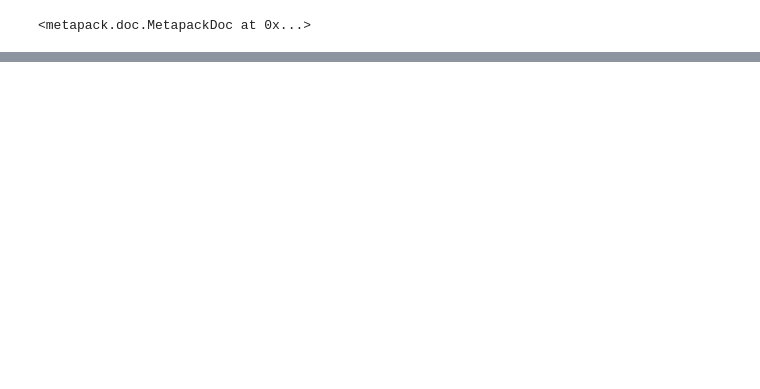
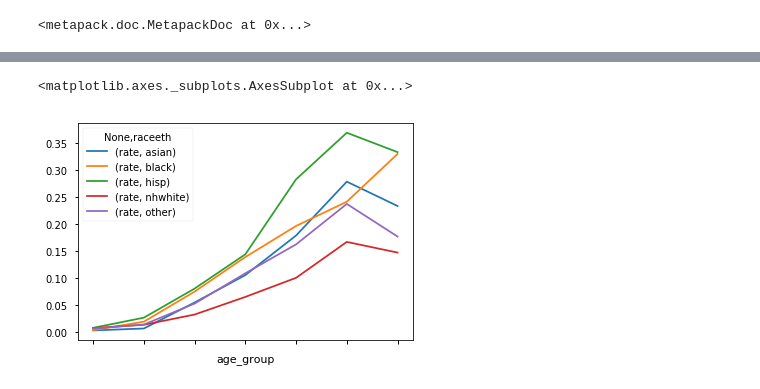
Before and after one commit to SDRDLAnalysts/data-projects, a Jupyter notebook: chis/healthpolicy.ucla.edu-chis/notebooks/DiabetesProbabilities.ipynb, the cells around one changed output, grey strips where cells are left out. Cells and saved outputs as stored; diff of their text form; code cells hidden in the pictures; blank space fills up the shorter version.

Commit message:
Updates to Diabeties Rates

```diff
--- a/chis/healthpolicy.ucla.edu-chis/notebooks/DiabetesProbabilities.ipynb
+++ b/chis/healthpolicy.ucla.edu-chis/notebooks/DiabetesProbabilities.ipynb
@@ -186,8 +76,0 @@ Clearly, the most important factor in diabetes rates in age
-# %%
-
-n_years, df = chis_concat([df17,df16,df15], ['diabetes', 'race_recode', 'racedf_p1', 'poor', 'old'])
-
-t = process_segments(df, 'diabetes', 'YES', ['old', 'poor','race_recode'])
-t.diabetes_count /= n_years
-t = t.reset_index().sort_values('diabetes_pct')
-t[t.diabetes_rse < 30]
@@ -416,0 +188,24 @@ len(rasp_reduced)
+# %%
+index_cols = ['raceeth','age_group', 'sex','pov' ]
+val_cols = ['group_pop','estimate','std','rate']
+rasp_diabetes = rasp_d[index_cols+val_cols].reset_index(drop=True).sort_values(index_cols)[index_cols+val_cols]
+
+re_group = rasp_diabetes[rasp_diabetes.rate != 0].groupby(['raceeth', 'age_group']).mean()
+
+# There are a lot of entries, particularly for yound asians, where the group won't have any estimate
+# for diabetes because the sample group is too small to have even one case, and all values are integers.
+# So, we impute these values from others in the same raceeth+age_group
+def impute_rate(r, re_group):
+    """Impute rates from other values in the similar group"""
+    if r.rate == 0:
+        return re_group.loc[(r.raceeth,r.age_group)].rate
+    else:
+        return r.rate
+
+rasp_diabetes['imputed_rate'] = rasp_diabetes.apply(impute_rate,re_group=re_group, axis=1)
+rasp_diabetes['imputed_estimate'] = (rasp_diabetes.imputed_rate * rasp_diabetes.group_pop).round(0).astype(int)
+
+rasp_diabetes['group_pop'] = rasp_diabetes['group_pop'].round(0).astype(int)
+rasp_diabetes['estimate'] = rasp_diabetes['estimate'].round(0).astype(int)
+
+rasp_diabetes.head()
@@ -416,0 +219,7 @@ len(rasp_reduced)
+# %%
+t = rasp_diabetes.reset_index().groupby(['raceeth','age_group']).sum()
+t['rate'] = t.estimate/t.group_pop
+t[['rate']].unstack(0).plot()
+# %% [output]
+<matplotlib.axes._subplots.AxesSubplot at 0x...>
+[figure, added]
```
Also changed, not shown: parts of 33 cells of this notebook, 5 other files.
